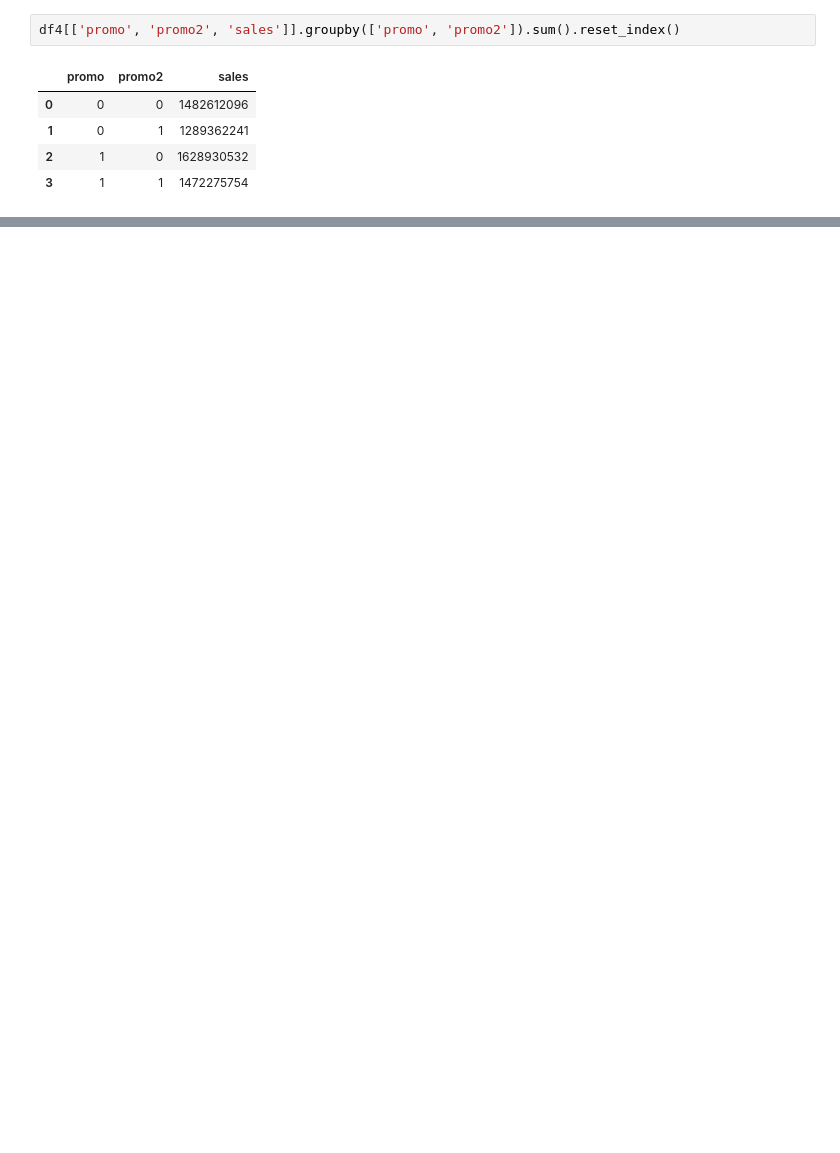
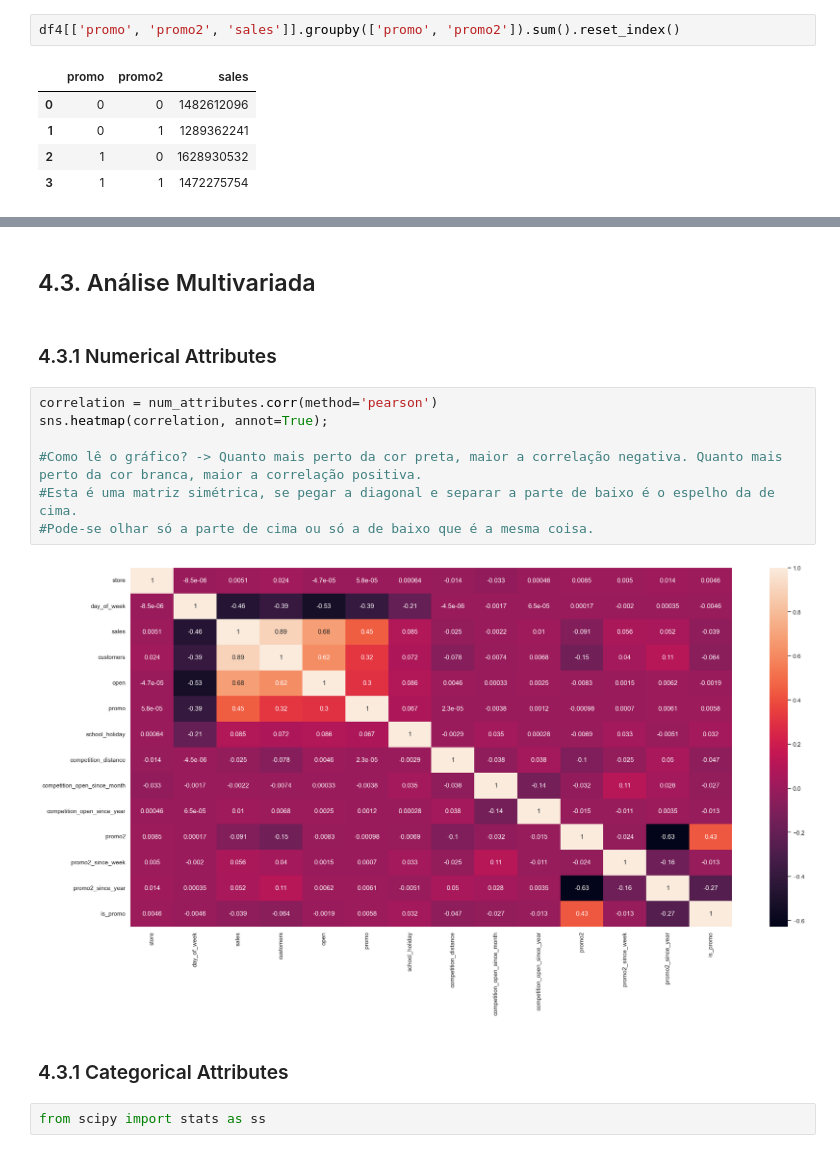
Before and after one commit to dsdefreitas/Store_Sales_Prediction, a Jupyter notebook: m04_v01_store_sales_prediction.ipynb, the cells around one changed output, grey strips where cells are left out. Saved outputs shown, nothing was run; the diff lists cells and outputs as text; blank space fills up the shorter version.

```diff
--- a/m04_v01_store_sales_prediction.ipynb
+++ b/m04_v01_store_sales_prediction.ipynb
@@ -888,0 +981,17 @@ sns.barplot(x='month', y='sales', hue='school_holiday', data=aux2);
+# %% [markdown]
+## 4.3. Análise Multivariada
+# %% [markdown]
+### 4.3.1 Numerical Attributes
+# %%
+correlation = num_attributes.corr(method='pearson')
+sns.heatmap(correlation, annot=True);
+
+#Como lê o gráfico? -> Quanto mais perto da cor preta, maior a correlação negativa. Quanto mais perto da cor branca, maior a correlação positiva.
+#Esta é uma matriz simétrica, se pegar a diagonal e separar a parte de baixo é o espelho da de cima.
+#Pode-se olhar só a parte de cima ou só a de baixo que é a mesma coisa.
+# %% [output]
+[figure, added]
+# %% [markdown]
+### 4.3.1 Categorical Attributes
+# %%
+from scipy import stats as ss
```
Also changed, not shown: parts of 60 cells of this notebook.
